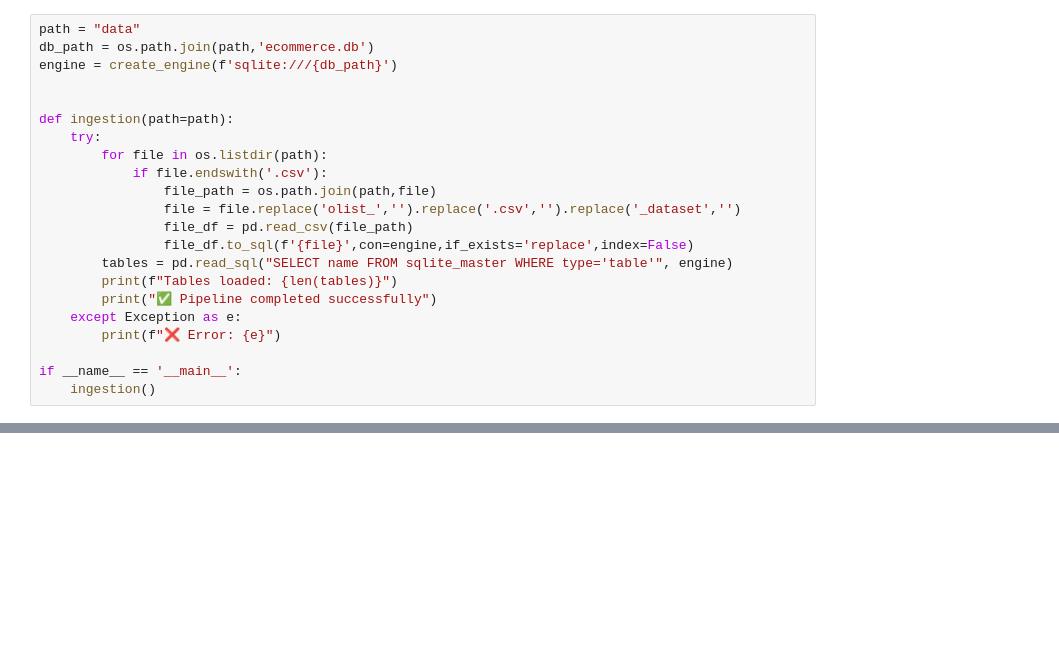
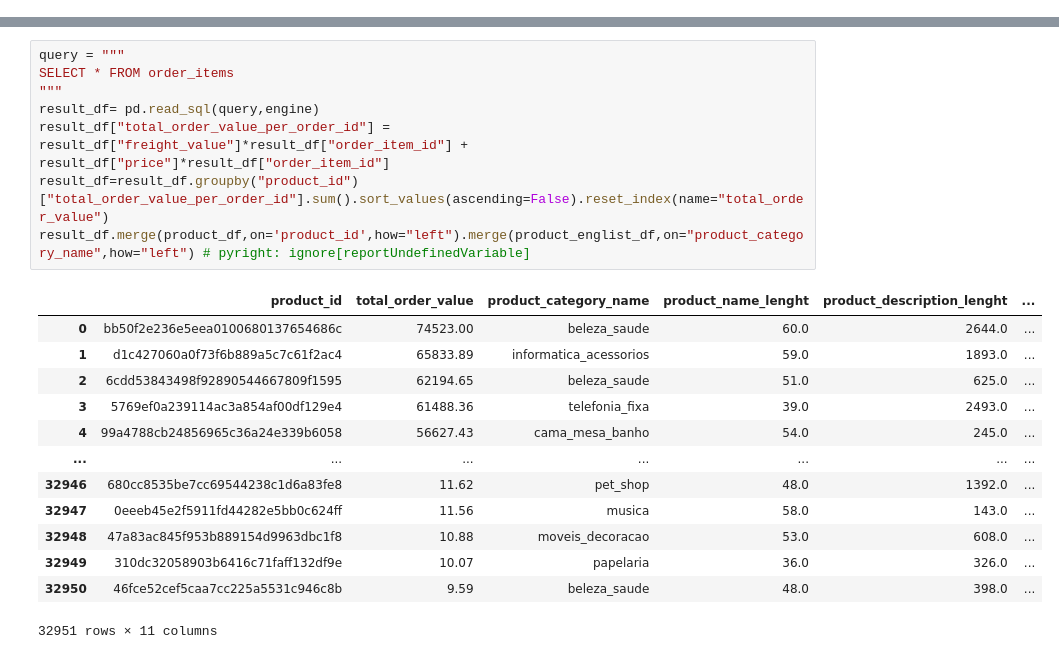
Before and after one commit to aguchhait-stack/olist-supply-chain-analytics, a Jupyter notebook: notebook.ipynb, the cells around one changed output, grey strips where cells are left out. Saved outputs shown, nothing was run; the diff lists cells and outputs as text; blank space fills up the shorter version.

```diff
--- a/notebook.ipynb
+++ b/notebook.ipynb
@@ -36,22 +0,0 @@ from sqlalchemy import create_engine
-# %%
-path = "data"
-db_path = os.path.join(path,'ecommerce.db')
-engine = create_engine(f'sqlite:///{db_path}')
-
-
-def ingestion(path=path):
-    try:
-        for file in os.listdir(path):
-            if file.endswith('.csv'):
-                file_path = os.path.join(path,file)
-                file = file.replace('olist_','').replace('.csv','').replace('_dataset','')
-                file_df = pd.read_csv(file_path)
-                file_df.to_sql(f'{file}',con=engine,if_exists='replace',index=False)
-        tables = pd.read_sql("SELECT name FROM sqlite_master WHERE type='table'", engine)
-        print(f"Tables loaded: {len(tables)}")
-        print("✅ Pipeline completed successfully")
-    except Exception as e:
-        print(f"❌ Error: {e}")
-
-if __name__ == '__main__':
-    ingestion()
@@ -60,0 +117,22 @@ Tables loaded: 9
+# %%
+query = """
+SELECT * FROM order_items
+"""
+result_df= pd.read_sql(query,engine)
+result_df["total_order_value_per_order_id"] = result_df["freight_value"]*result_df["order_item_id"] + result_df["price"]*result_df["order_item_id"]
+result_df=result_df.groupby("product_id")["total_order_value_per_order_id"].sum().sort_values(ascending=False).reset_index(name="total_order_value")
+result_df.merge(product_df,on='product_id',how="left").merge(product_englist_df,on="product_category_name",how="left") # pyright: ignore[reportUndefinedVariable]
+# %% [output]
+|  | product_id | total_order_value | product_category_name | product_name_lenght | product_description_lenght | ... |
+| 0 | bb50f2e236e5eea0100680137654686c | 74523.00 | beleza_saude | 60.0 | 2644.0 | ... |
+| 1 | d1c427060a0f73f6b889a5c7c61f2ac4 | 65833.89 | informatica_acessorios | 59.0 | 1893.0 | ... |
+| 2 | 6cdd53843498f92890544667809f1595 | 62194.65 | beleza_saude | 51.0 | 625.0 | ... |
+| 3 | 5769ef0a239114ac3a854af00df129e4 | 61488.36 | telefonia_fixa | 39.0 | 2493.0 | ... |
+| 4 | 99a4788cb24856965c36a24e339b6058 | 56627.43 | cama_mesa_banho | 54.0 | 245.0 | ... |
+| ... | ... | ... | ... | ... | ... | ... |
+| 32946 | 680cc8535be7cc69544238c1d6a83fe8 | 11.62 | pet_shop | 48.0 | 1392.0 | ... |
+| 32947 | 0eeeb45e2f5911fd44282e5bb0c624ff | 11.56 | musica | 58.0 | 143.0 | ... |
+| 32948 | 47a83ac845f953b889154d9963dbc1f8 | 10.88 | moveis_decoracao | 53.0 | 608.0 | ... |
+| 32949 | 310dc32058903b6416c71faff132df9e | 10.07 | papelaria | 36.0 | 326.0 | ... |
+| 32950 | 46fce52cef5caa7cc225a5531c946c8b | 9.59 | beleza_saude | 48.0 | 398.0 | ... |
+32951 rows × 11 columns
```
Also changed, not shown: parts of 9 cells of this notebook, 5 other files.
